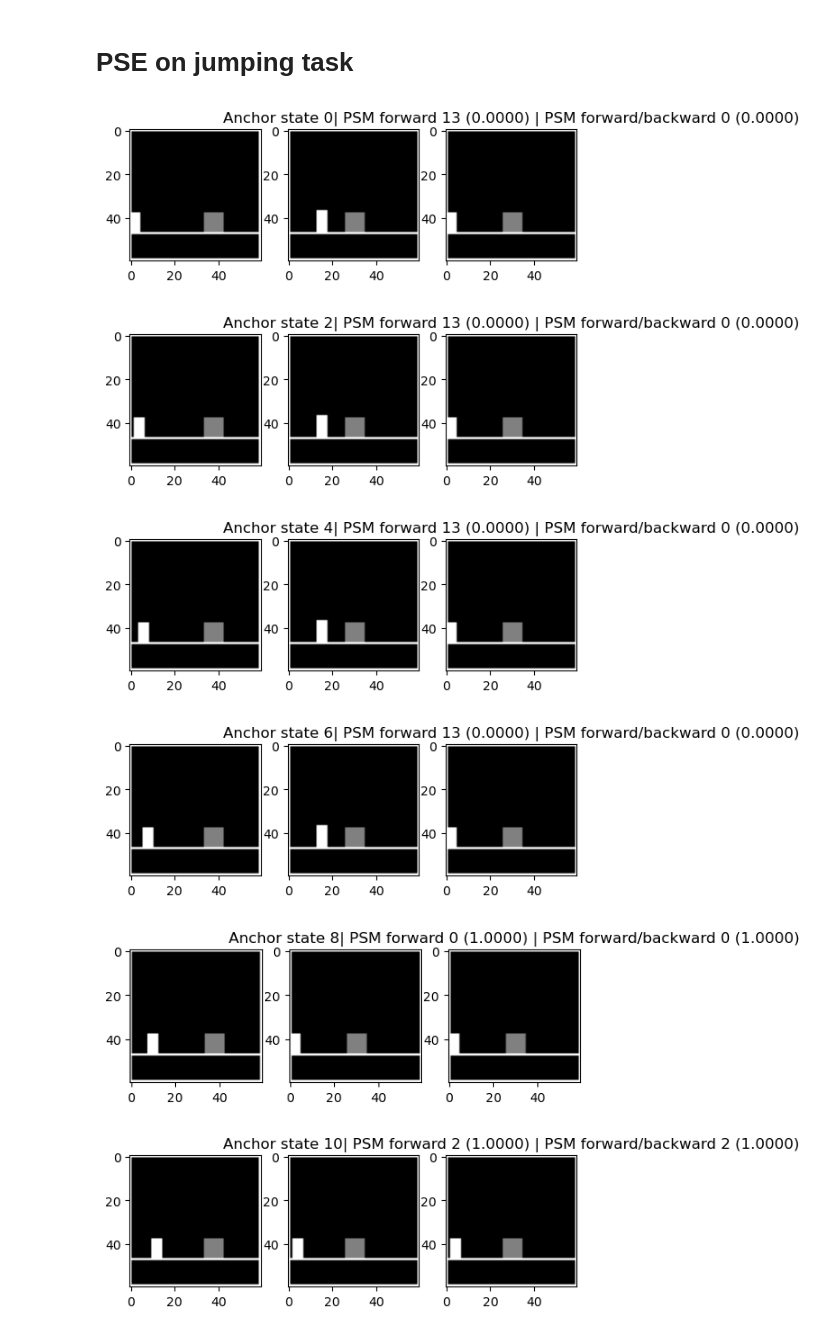
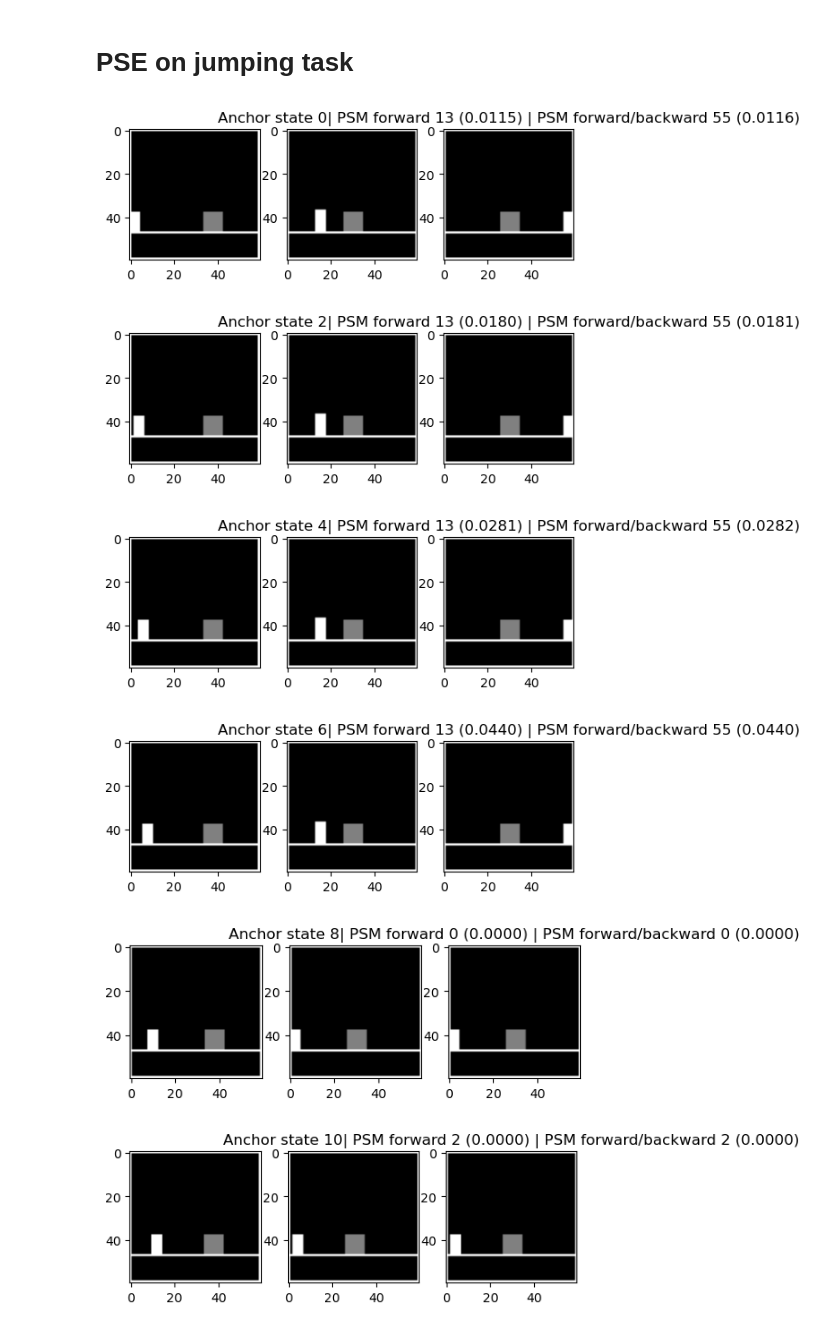
Before and after one commit to manusimidt/jku_master_thesis, a Jupyter notebook: jumping/visualize_psm.ipynb, the cells around one changed output. Saved outputs shown, nothing was run; the diff lists cells and outputs as text; code cells hidden in the pictures.

```diff
--- a/jumping/visualize_psm.ipynb
+++ b/jumping/visualize_psm.ipynb
@@ -156,35 +152,35 @@ tensor([[1.9603, 2.9703, 1.9603, 1.9504, 1.9406],
 # %% [markdown]
 # PSE on jumping task
 # %%
-psm_forward = psm.psm_default(torch.tensor(actions_x), torch.tensor(actions_y))
-psm_fb = psm.psm_fb(torch.tensor(actions_x), torch.tensor(actions_y))
+psm_forward = psm.psm_default(torch.tensor(actions_x), torch.tensor(actions_y), gamma=.8)
+psm_fb = psm.psm_fb(torch.tensor(actions_x), torch.tensor(actions_y), gamma=.8)
 
-psm_forward_fast = psm.psm_f_fast(torch.tensor(actions_x), torch.tensor(actions_y))
-psm_fb_fast = psm.psm_fb_fast(torch.tensor(actions_x), torch.tensor(actions_y))
+psm_forward_fast = psm.psm_f_fast(torch.tensor(actions_x), torch.tensor(actions_y), gamma=.8)
+psm_fb_fast = psm.psm_fb_fast(torch.tensor(actions_x), torch.tensor(actions_y), gamma=.8)
 
 assert np.allclose(psm_forward, psm_forward_fast) , "Different psm values for fast and slow version!"
 assert np.allclose(psm_fb, psm_fb_fast) , "Different psm values for fast and slow version!"
 
 beta = 0.01
-psm_forward = np.exp(-psm_forward / beta)
-psm_fb = np.exp(-psm_fb / beta)
+# psm_forward = np.exp(-psm_forward / beta)
+# psm_fb = np.exp(-psm_fb / beta)
 
 for compare_idx in range(0, len(actions_y)):
     # Given the state at index compare_idx, which state in Y is most similar?
-    idx_forward = np.argmax(psm_forward[:, compare_idx])
-    idx_fb = np.argmax(psm_fb[:,compare_idx])
+    idx_forward = np.argmin(psm_forward[:, compare_idx])
+    idx_fb = np.argmin(psm_fb[:,compare_idx])
 
     if compare_idx % 2 == 0:
         compare_imgs(
             states_y[compare_idx],
             states_x[idx_forward],
             states_x[idx_fb],
             f"Anchor state {compare_idx}| PSM forward {idx_forward} ({psm_forward[idx_forward][compare_idx]:.4f}) | PSM forward/backward {idx_fb} ({psm_fb[idx_fb][compare_idx]:.4f})")
 # %% [output]
-[figure, old version]
+[figure, new version]
-[figure, old version]
+[figure, new version]
-[figure, old version]
+[figure, new version]
-[figure, old version]
+[figure, new version]
 [figure]
 [figure]
 [figure]
```
Also changed, not shown: parts of 4 cells of this notebook, 10 other files.
